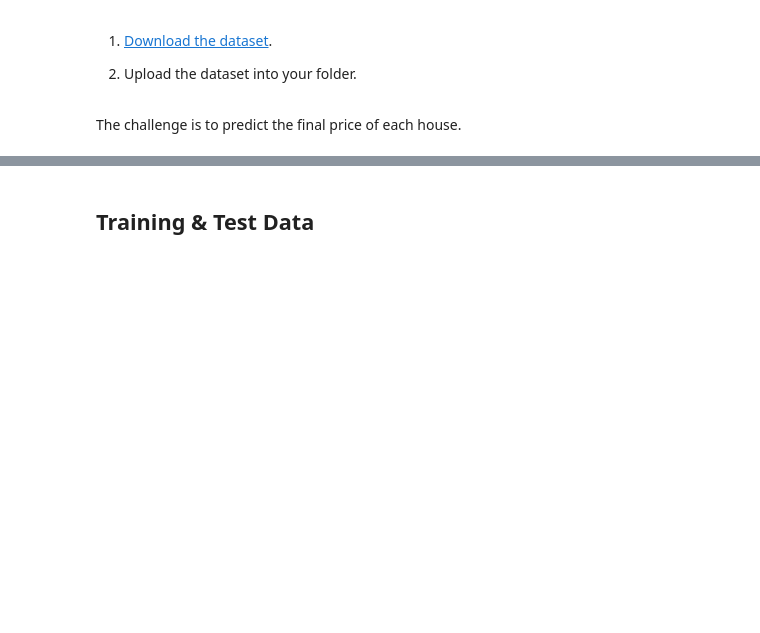
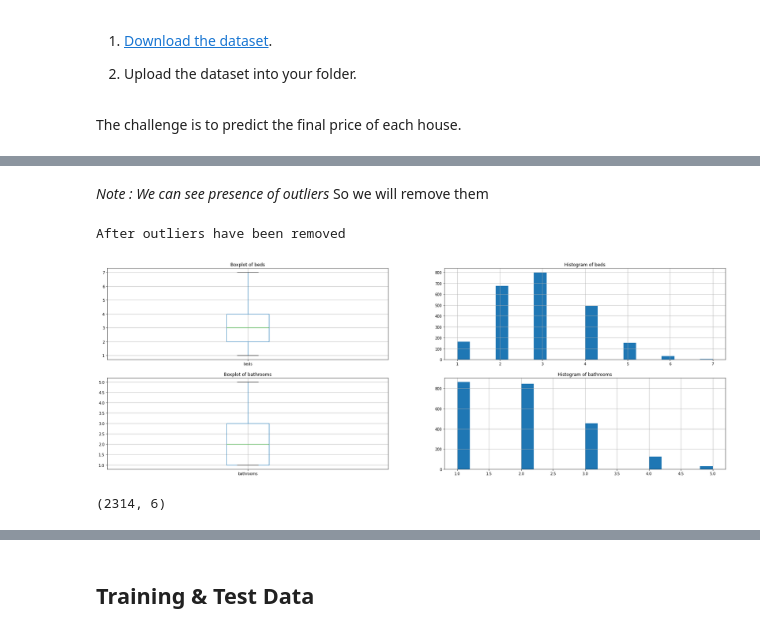
Before and after one commit to ranadas/ET5003_SEM1_2021-2, a Jupyter notebook: Week-3/ET5003_Etivity2_Rana_Das_19137338.ipynb, the cells around one changed output, grey strips where cells are left out. Drawn from its saved outputs; the diff is of its cells as text; code cells hidden in the pictures; blank space fills up the shorter version.

```diff
--- a/Week-3/ET5003_Etivity2_Rana_Das_19137338.ipynb
+++ b/Week-3/ET5003_Etivity2_Rana_Das_19137338.ipynb
@@ -91,0 +343,36 @@ The challenge is to predict the final price of each house.
+# %% [markdown]
+*Note : We can see presence of outliers*
+So we will remove them
+# %%
+
+# Function to Detection Outlier on one-dimentional datasets.
+def remove_outliers(dframe, feature):
+    '''Function to Detect / Remove Outliers'''
+
+    #define a list to accumlate anomalies
+    anomalies = []
+
+    # Set upper and lower limit to 3 standard deviation
+    random_data_std = np.std(dframe[feature])
+    random_data_mean = np.mean(dframe[feature])
+    anomaly_cut_off = random_data_std * 3
+
+    lower_limit  = random_data_mean - anomaly_cut_off
+    upper_limit = random_data_mean + anomaly_cut_off
+
+    dframe = dframe.drop(dframe[(dframe[feature] < lower_limit) | (dframe[feature] > upper_limit)].index)
+
+    return dframe
+# %%
+print("After outliers have been removed")
+for i in range(0, len(include_featues)):
+    df_train_p = remove_outliers(df_train_p,include_featues[i])
+    #df_test_p = remove_outliers(df_test_p,include_featues[i])
+
+#run print function
+plot_box_hist(df_train_p, include_featues)
+print(df_train_p.shape)
+# %% [output]
+After outliers have been removed
+[figure, added]
+(2314, 6)
```
Also changed, not shown: parts of 40 cells of this notebook.
